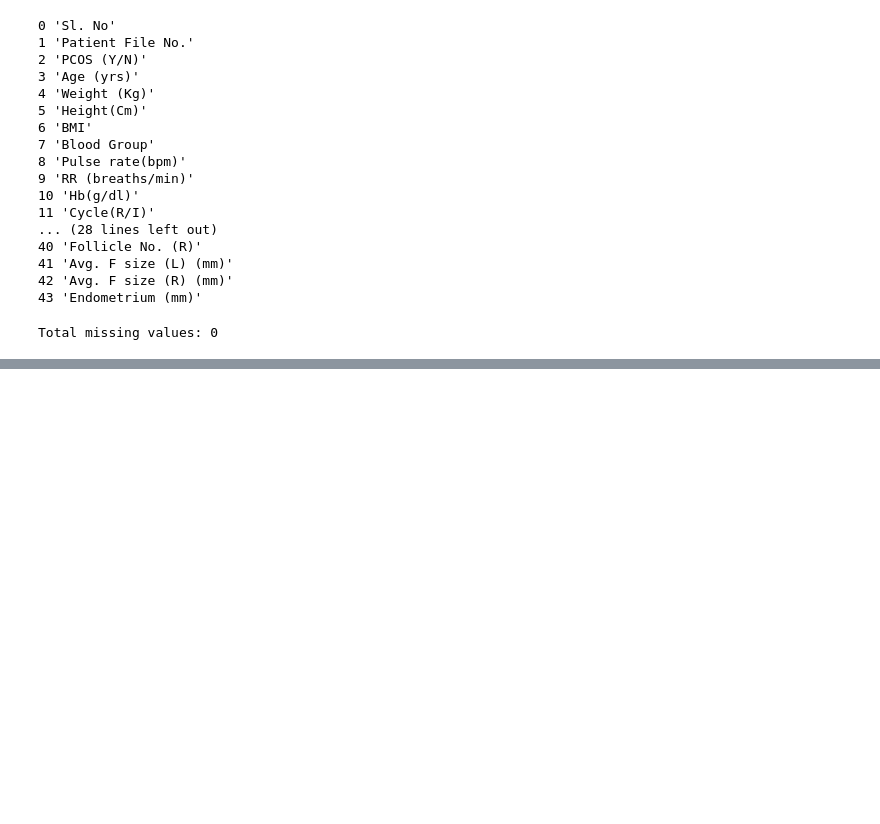
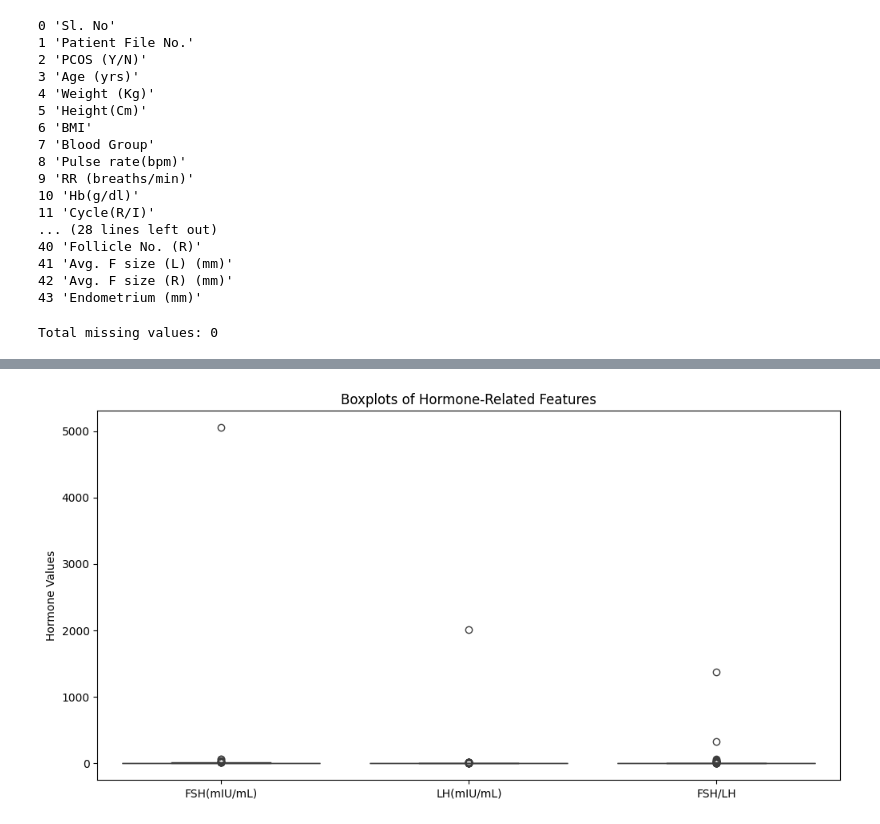
Before and after one commit to Benita2004/Pcos-Xai-Dissertation, a Jupyter notebook: notebooks/02_preprocessing.ipynb, the cells around one changed output, grey strips where cells are left out. Saved outputs shown, nothing was run; the diff lists cells and outputs as text; code cells hidden in the pictures; blank space fills up the shorter version.

```diff
--- a/notebooks/02_preprocessing.ipynb
+++ b/notebooks/02_preprocessing.ipynb
@@ -135,0 +150,5 @@ Total missing values: 0
+# %%
+# Display summary statistics for hormone-related features
+hormone_features = ['FSH(mIU/mL)', 'LH(mIU/mL)', 'FSH/LH']
+
+df[hormone_features].describe()
@@ -135,0 +171,15 @@ Total missing values: 0
+# %%
+import matplotlib.pyplot as plt
+import seaborn as sns
+
+# Create boxplots for hormone-related features
+plt.figure(figsize=(12, 6))
+
+sns.boxplot(data=df[hormone_features])
+
+plt.title("Boxplots of Hormone-Related Features")
+plt.ylabel("Hormone Values")
+
+plt.show()
+# %% [output]
+[figure, added]
```
Also changed, not shown: parts of 16 cells of this notebook, 1 other file.
